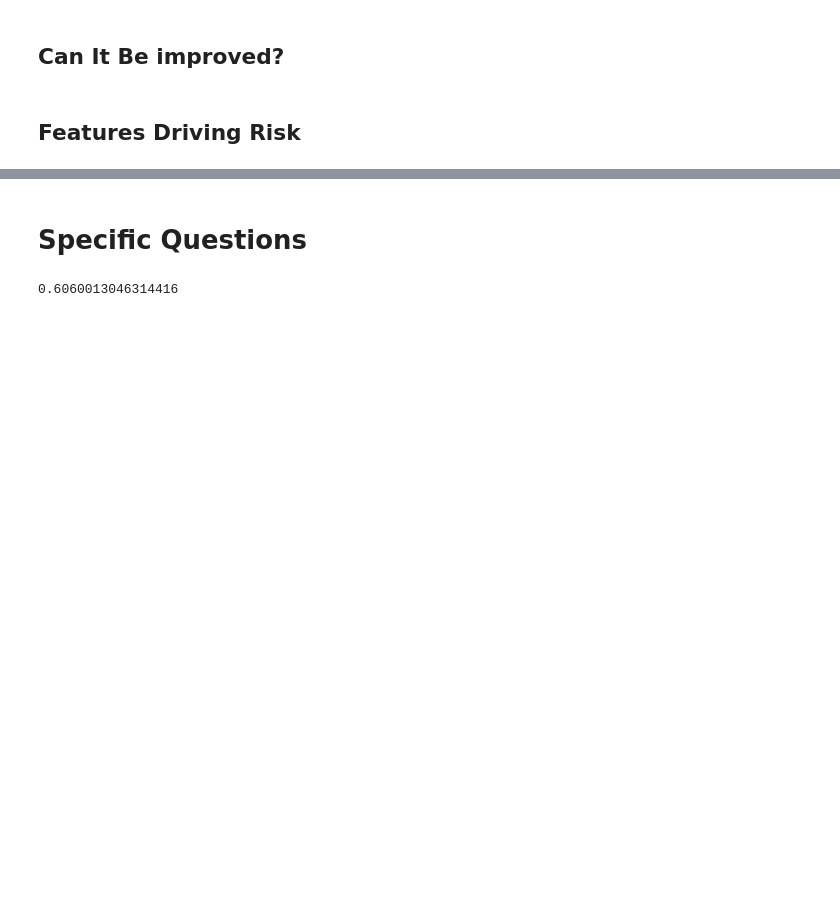
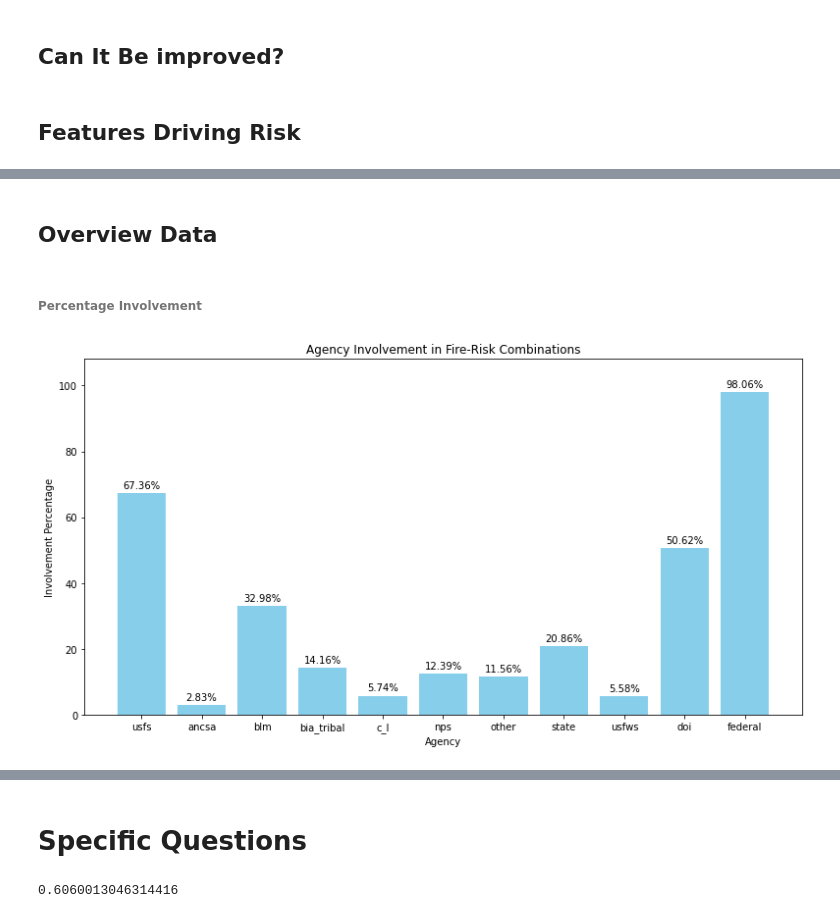
Before and after one commit to aidanwagers/Capstone-Fire-Text-Analysis, a Jupyter notebook: Product Notebook.ipynb, the cells around one changed output, grey strips where cells are left out. Drawn from its saved outputs; the diff is of its cells as text; code cells hidden in the pictures; blank space fills up the shorter version.

```diff
--- a/Product Notebook.ipynb
+++ b/Product Notebook.ipynb
@@ -2238,4 +2219,5 @@ estimators = [('PLR',plr_model),('RF', en_rf_classifier), ('NB_alpha', best_nb_c
 # %%
 stacker = StackingClassifier(estimators=estimators, final_estimator=LogisticRegression())
 
-stacker.fit(x_train,y_train)
+stacker.fit(lrx_train,lry_train)
+;
@@ -2251,0 +2244,13 @@ stack_score
+# %%
+agencies = ['usfs', 'ancsa', 'blm', 'bia_tribal', 'c_l', 'nps', 'other', 'state', 'usfws', 'doi', 'federal']
+# %%
+from sklearn.feature_extraction.text import CountVectorizer
+from sklearn.metrics import precision_score, recall_score, f1_score
+from scipy.stats import pearsonr
+def get_most_common_words(texts, n_top=10):
+    vectorizer = CountVectorizer(stop_words='english')
+    word_matrix = vectorizer.fit_transform(texts)
+    sum_words = word_matrix.sum(axis=0)
+    words_freq = [(word, sum_words[0, idx]) for word, idx in vectorizer.vocabulary_.items()]
+    words_freq = sorted(words_freq, key=lambda x: x[1], reverse=True)
+    return words_freq[:n_top]
@@ -2251,0 +2328,35 @@ stack_score
+# %%
+agency_involvement = analyze_agency_involvement(data_copy, agencies)
+agency_involvement;
+# %% [markdown]
+## Overview Data
+# %% [markdown]
+###### Percentage Involvement
+# %%
+involvement_percentages = {agency: data['involvement_percentage'] for agency, data in agency_involvement.items()}
+
+agencies = list(involvement_percentages.keys())
+percentages = list(involvement_percentages.values())
+
+fig, ax = plt.subplots(figsize=(11, 6))
+bars = ax.bar(agencies, percentages, color='skyblue')
+
+# Adding labels and title
+ax.set_xlabel('Agency')
+ax.set_ylabel('Involvement Percentage')
+ax.set_title('Agency Involvement in Fire-Risk Combinations')
+ax.set_ylim(0, max(percentages) + 10)
+
+# Adding percentage labels above bars
+for bar in bars:
+    height = bar.get_height()
+    ax.annotate(f'{height:.2f}%',
+                xy=(bar.get_x() + bar.get_width() / 2, height),
+                xytext=(0, 3),  # 3 points vertical offset
+                textcoords="offset points",
+                ha='center', va='bottom')
+
+plt.tight_layout()
+plt.show()
+# %% [output]
+[figure, added]
```
Also changed, not shown: parts of 44 cells of this notebook.
